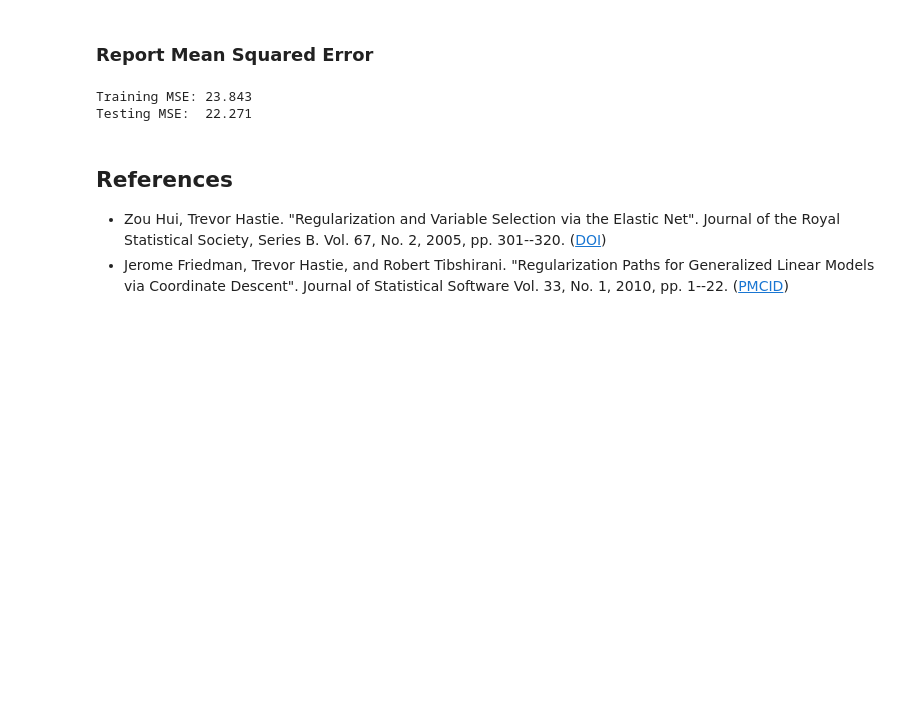
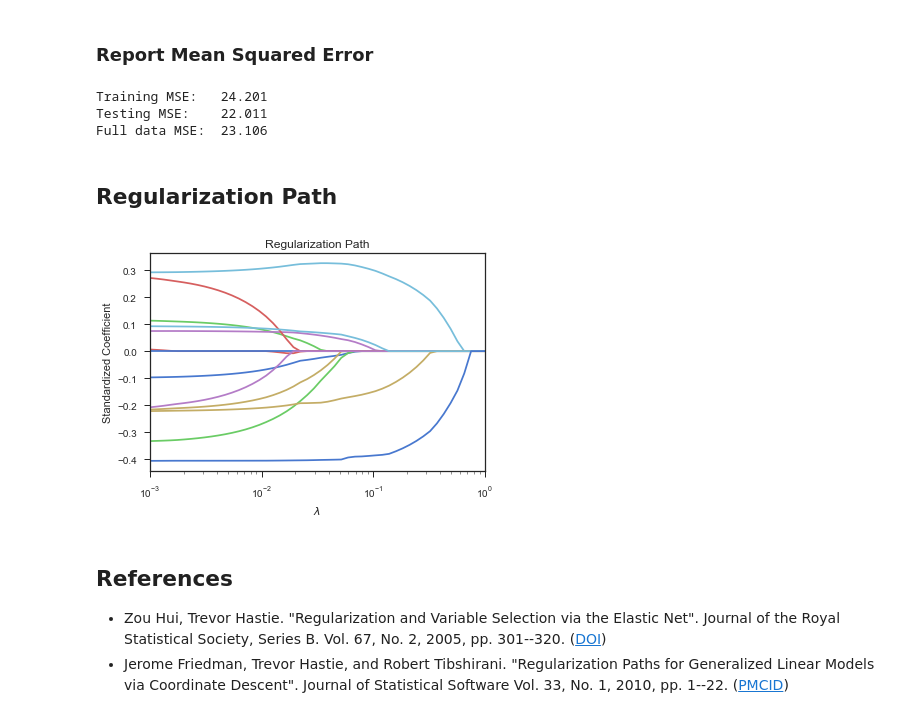
Before and after one commit to artemmavrin/StatTools, a Jupyter notebook: examples/Elastic Net.ipynb, the cells around one changed output. Saved outputs shown, nothing was run; the diff lists cells and outputs as text; code cells hidden in the pictures; blank space fills up the shorter version.

Commit message:
Added regularization path computation

```diff
--- a/examples/Elastic Net.ipynb
+++ b/examples/Elastic Net.ipynb
@@ -28,6 +28,9 @@ for some fixed $\alpha \in [0, 1]$ and $\lambda > 0$.
 # %%
 import numpy as np
 from sklearn import datasets
+import matplotlib.pyplot as plt
+import seaborn as sns
+sns.set(style="ticks", palette="muted", color_codes=True)
 
 from mltools.glm import LinearRegression, ElasticNet
 # %%
@@ -71,5 +77,6 @@ Testing MSE:  23.131
 ## Fit an Elastic Net Model
 # %%
 %%time
-model = ElasticNet(alpha=0.5, lam=0.01).fit(x_train, y_train)
+model = ElasticNet(alpha=1, lam=0.01)
+model.fit(x_train, y_train, verbose=True)
 # %% [output]
@@ -80,11 +90,34 @@ Wall time: 39 ms
 # %%
 mse_train = model.mse(x_train, y_train)
 mse_test = model.mse(x_test, y_test)
-print(f"Training MSE: {mse_train:.3f}")
-print(f"Testing MSE:  {mse_test:.3f}")
+mse_full = model.mse(x, y)
+print(f"Training MSE:   {mse_train:.3f}")
+print(f"Testing MSE:    {mse_test:.3f}")
+print(f"Full data MSE:  {mse_full:.3f}")
 # %% [output]
-Training MSE: 23.843
-Testing MSE:  22.271
+Training MSE:   24.201
+Testing MSE:    22.011
+Full data MSE:  23.106
+# %% [markdown]
+## Regularization Path
+# %%
+lam_min = 0.001
+lam_max = 1
+coefs, lambdas = model.path(x, y, lam_min=lam_min, lam_max=lam_max)
+
+plt.figure()
+for i in range(coefs.shape[1]):
+    plt.plot(lambdas, coefs[:, i])
+
+plt.title("Regularization Path")
+plt.xlabel("$\lambda$")
+plt.ylabel("Standardized Coefficient")
+plt.xscale("log")
+plt.xlim(lam_min, lam_max)
+plt.show()
+plt.close()
+# %% [output]
+[figure, added]
 # %% [markdown]
 ## References
 
```
Also changed, not shown: parts of 4 cells of this notebook, 1 other file.
